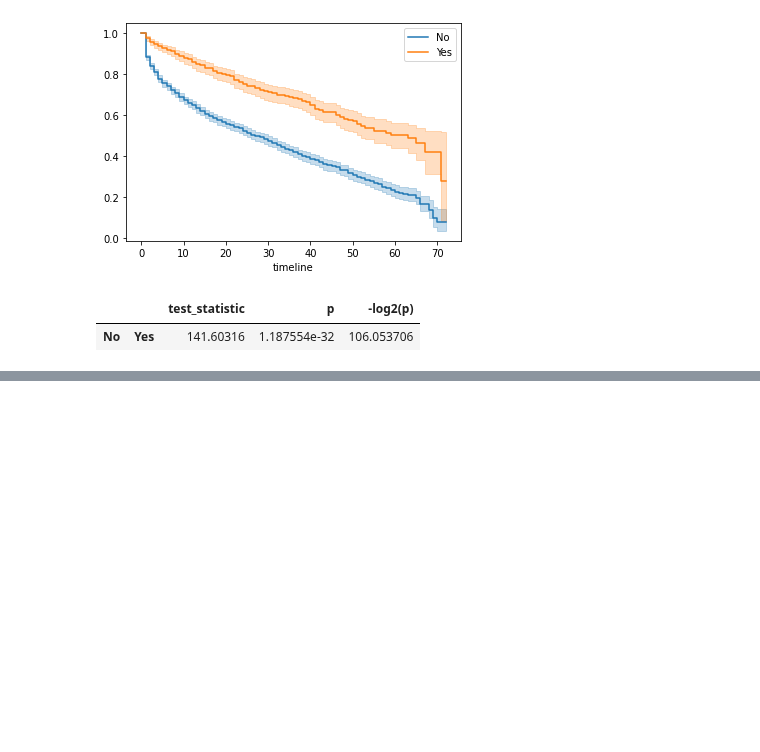
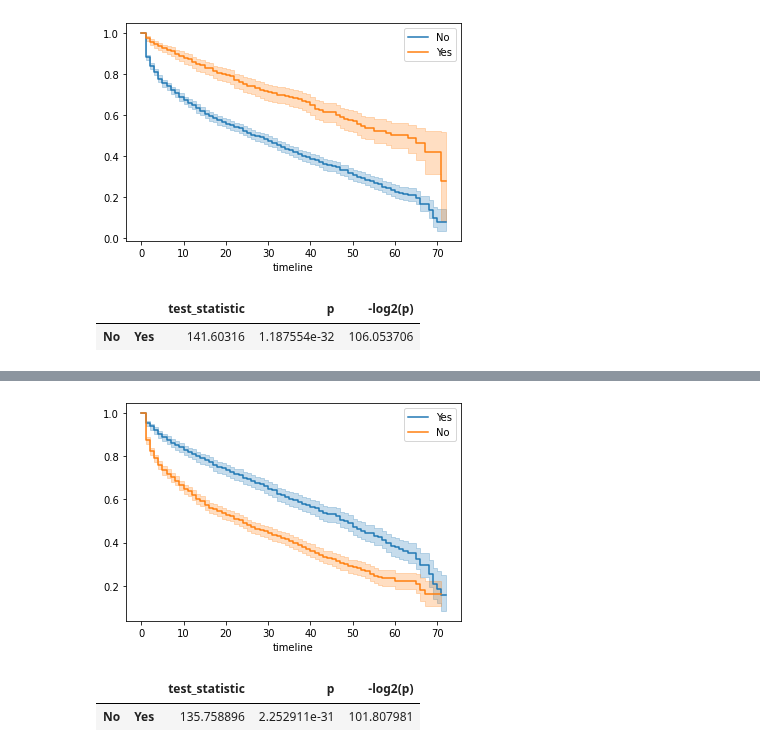
Before and after one commit to suvigyajain0101/CaseStudies, a Jupyter notebook: SurvivalAnalysis/02_KaplanMeier.ipynb, the cells around one changed output, grey strips where cells are left out. Cells and saved outputs as stored; diff of their text form; code cells hidden in the pictures; blank space fills up the shorter version.

```diff
--- a/SurvivalAnalysis/02_KaplanMeier.ipynb
+++ b/SurvivalAnalysis/02_KaplanMeier.ipynb
@@ -137,0 +147,9 @@ print_logrank('OnlineSecurity')
+# %%
+plot_km('Partner')
+# %% [output]
+[figure, added]
+# %%
+print_logrank('Partner')
+# %% [output]
+|  |  | test_statistic | p | -log2(p) |
+| No | Yes | 135.758896 | 2.252911e-31 | 101.807981 |
```
Also changed, not shown: parts of 26 cells of this notebook.
